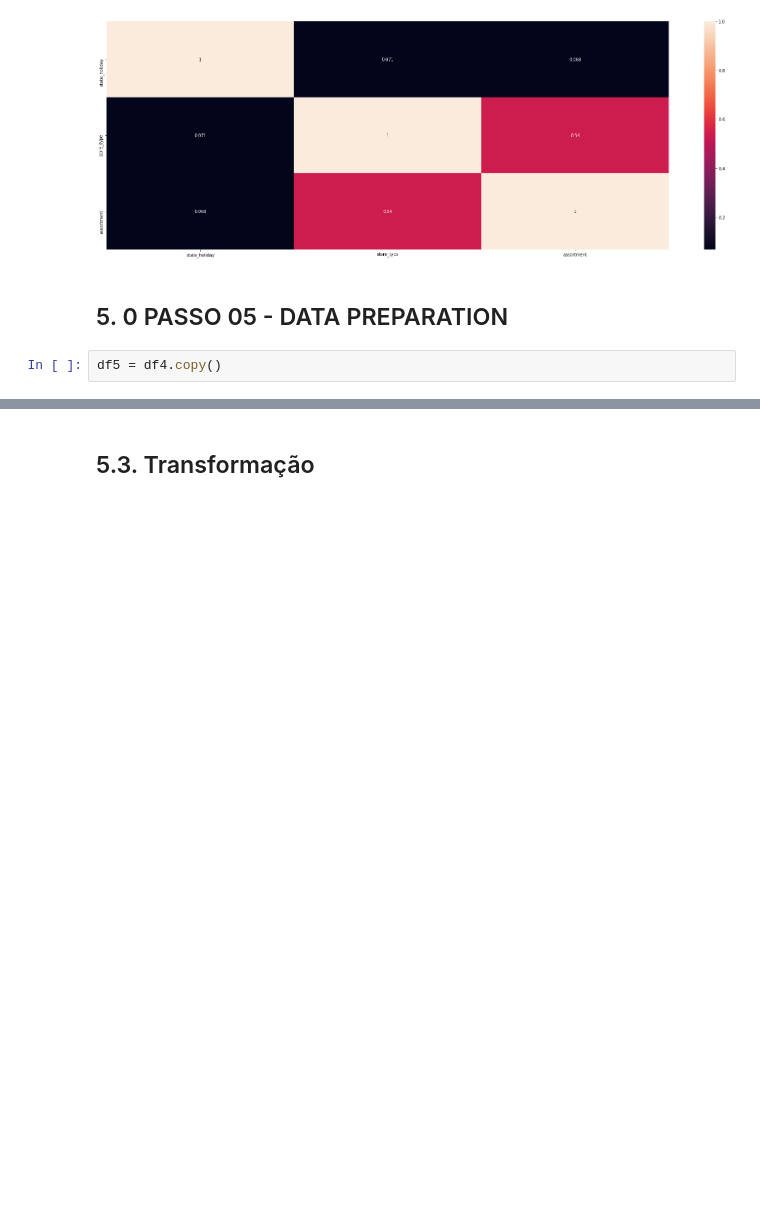
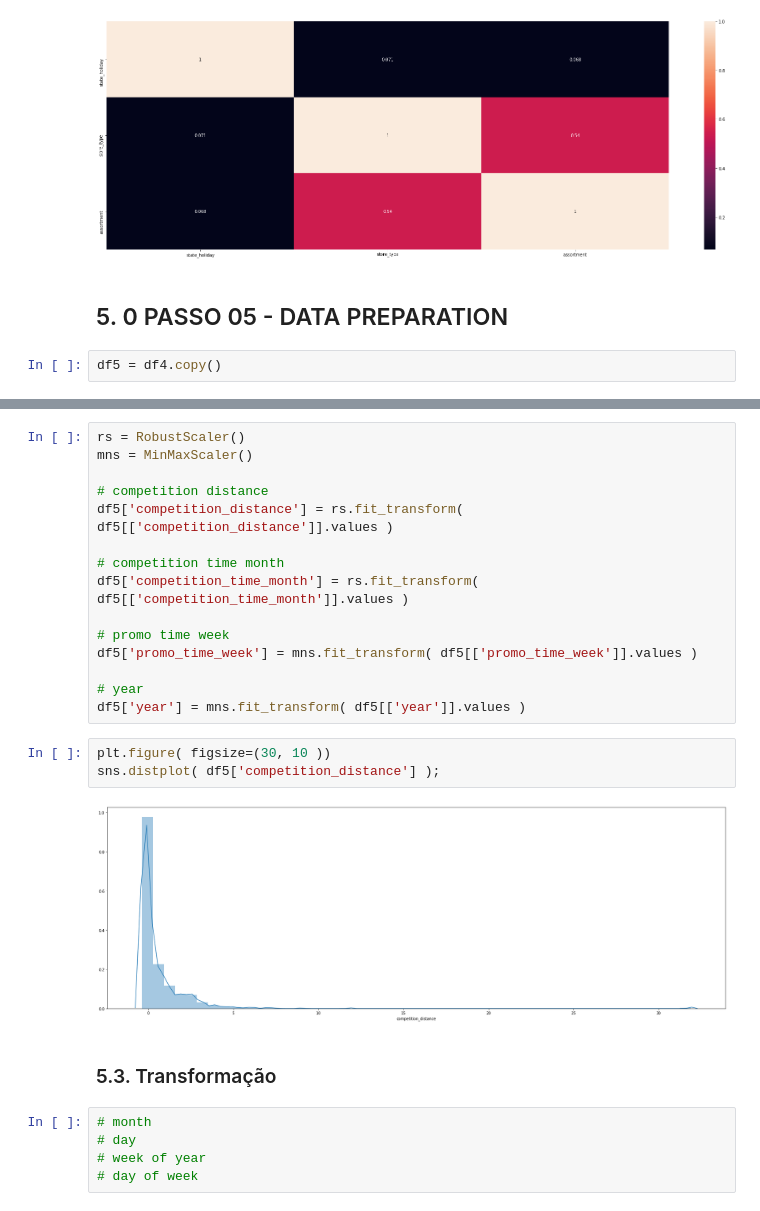
Before and after one commit to Geraldojr12/DataScience_Em_Producao, a Jupyter notebook: m04_v01_store_sales_prediction.ipynb, the cells around one changed output, grey strips where cells are left out. Cells and saved outputs as stored; diff of their text form; blank space fills up the shorter version.

```diff
--- a/m04_v01_store_sales_prediction.ipynb
+++ b/m04_v01_store_sales_prediction.ipynb
@@ -863,2 +871,27 @@ df5 = df4.copy()
+# %%
+rs = RobustScaler()
+mns = MinMaxScaler()
+
+# competition distance
+df5['competition_distance'] = rs.fit_transform( df5[['competition_distance']].values )
+
+# competition time month
+df5['competition_time_month'] = rs.fit_transform( df5[['competition_time_month']].values )
+
+# promo time week
+df5['promo_time_week'] = mns.fit_transform( df5[['promo_time_week']].values )
+
+# year
+df5['year'] = mns.fit_transform( df5[['year']].values )
+# %%
+plt.figure( figsize=(30, 10 ))
+sns.distplot( df5['competition_distance'] );
+# %% [output]
+[figure, added]
 # %% [markdown]
-## 5.3. Transformação
+### 5.3. Transformação
+# %%
+# month
+# day
+# week of year
+# day of week
```
Also changed, not shown: parts of 5 cells of this notebook.
